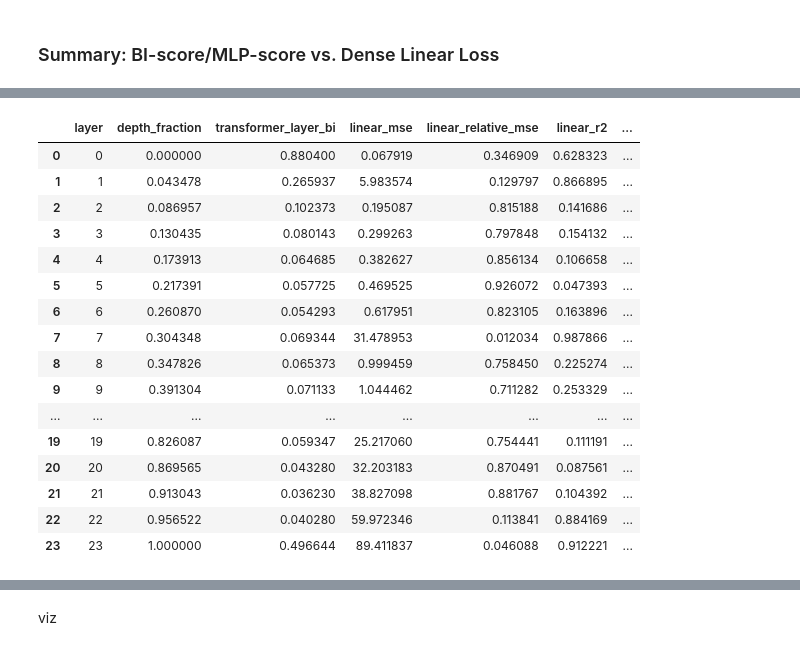
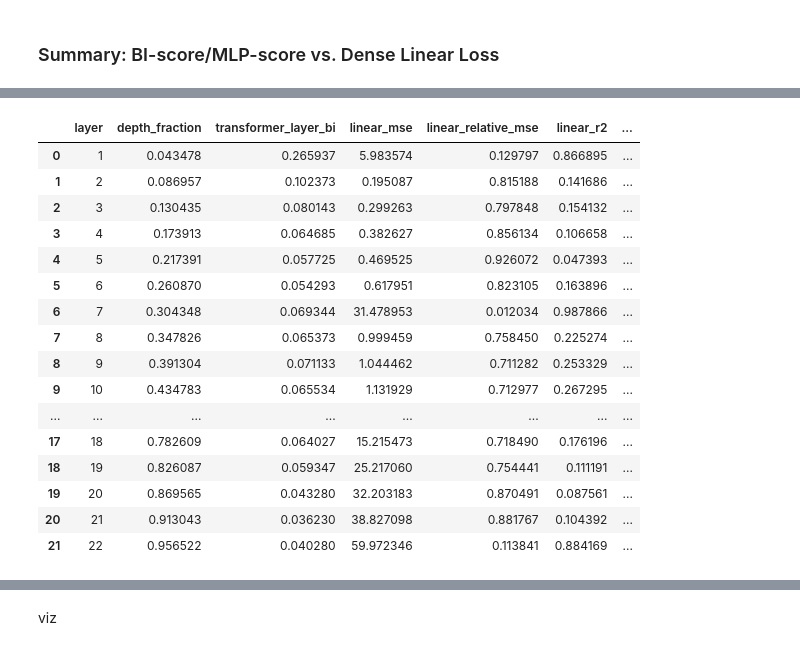
Before and after one commit to Sammuel21/diploma-thesis-block-replacement, a Jupyter notebook: notebooks/analyses/importance.ipynb, the cells around one changed output, grey strips where cells are left out. Drawn from its saved outputs; the diff is of its cells as text; code cells hidden in the pictures.

```diff
--- a/notebooks/analyses/importance.ipynb
+++ b/notebooks/analyses/importance.ipynb
@@ -154,0 +159,10 @@ pprint.pprint({
+# %%
+excluded_layers = {layer_indices[0], layer_indices[-1]}
+
+eligible_layer_indices = tuple(
+    index
+    for index in layer_indices
+    if index not in excluded_layers
+)
+
+excluded_layers
@@ -161,16 +177,19 @@ canonical_bi = compute_bi_scores(
     data_config.num_calibration_batches,
     device,
     scope="transformer_layer",
+    layer_indices=eligible_layer_indices,
 )
 
 bi_df = pd.DataFrame({
-    "layer": layer_indices,
+    "layer": eligible_layer_indices,
     "depth_fraction": [
         index / (len(layer_indices) - 1)
-        for index in layer_indices
+        for index in eligible_layer_indices
     ],
     "transformer_layer_bi": [
         canonical_bi.scores[index]
-        for index in layer_indices
+        for index in eligible_layer_indices
     ],
 })
+
+bi_df
@@ -177,8 +214,9 @@ bi_df = pd.DataFrame({
 # %%
 mlp_paths = [
     refs_by_index[index].path
-    for index in layer_indices
+    for index in eligible_layer_indices
 ]
+
 capture_kwargs = {
     "device": device,
     "storage_device": "cpu",
@@ -192,6 +230,7 @@ training_by_path = collect_modules_io(
     data_config.num_calibration_batches,
     **capture_kwargs,
 )
+
 validation_by_path = collect_modules_io(
     model,
     mlp_paths,
@@ -202,7 +241,10 @@ validation_by_path = collect_modules_io(
 
 linear_rows = []
 
-for position, index in enumerate(layer_indices, start=1):
+for position, index in enumerate(
+    eligible_layer_indices,
+    start=1,
+):
     path = refs_by_index[index].path
 
     replacement = fit_ridge_linear(
@@ -232,7 +274,10 @@ for position, index in enumerate(layer_indices, start=1):
     del validation_by_path[path]
     del replacement
 
-    print(f"Fitted layer {index} ({position}/{len(layer_indices)})")
+    print(
+        f"Fitted layer {index} "
+        f"({position}/{len(eligible_layer_indices)})"
+    )
 
 if torch.cuda.is_available():
     torch.cuda.empty_cache()
@@ -266,20 +311,20 @@ Fitted layer 23 (24/24)
 |  | layer | depth_fraction | transformer_layer_bi | linear_mse | linear_relative_mse | linear_r2 | ... |
-| 0 | 0 | 0.000000 | 0.880400 | 0.067919 | 0.346909 | 0.628323 | ... |
-| 1 | 1 | 0.043478 | 0.265937 | 5.983574 | 0.129797 | 0.866895 | ... |
-| 2 | 2 | 0.086957 | 0.102373 | 0.195087 | 0.815188 | 0.141686 | ... |
-| 3 | 3 | 0.130435 | 0.080143 | 0.299263 | 0.797848 | 0.154132 | ... |
-| 4 | 4 | 0.173913 | 0.064685 | 0.382627 | 0.856134 | 0.106658 | ... |
-| 5 | 5 | 0.217391 | 0.057725 | 0.469525 | 0.926072 | 0.047393 | ... |
-| 6 | 6 | 0.260870 | 0.054293 | 0.617951 | 0.823105 | 0.163896 | ... |
-| 7 | 7 | 0.304348 | 0.069344 | 31.478953 | 0.012034 | 0.987866 | ... |
-| 8 | 8 | 0.347826 | 0.065373 | 0.999459 | 0.758450 | 0.225274 | ... |
-| 9 | 9 | 0.391304 | 0.071133 | 1.044462 | 0.711282 | 0.253329 | ... |
+| 0 | 1 | 0.043478 | 0.265937 | 5.983574 | 0.129797 | 0.866895 | ... |
+| 1 | 2 | 0.086957 | 0.102373 | 0.195087 | 0.815188 | 0.141686 | ... |
+| 2 | 3 | 0.130435 | 0.080143 | 0.299263 | 0.797848 | 0.154132 | ... |
+| 3 | 4 | 0.173913 | 0.064685 | 0.382627 | 0.856134 | 0.106658 | ... |
+| 4 | 5 | 0.217391 | 0.057725 | 0.469525 | 0.926072 | 0.047393 | ... |
+| 5 | 6 | 0.260870 | 0.054293 | 0.617951 | 0.823105 | 0.163896 | ... |
+| 6 | 7 | 0.304348 | 0.069344 | 31.478953 | 0.012034 | 0.987866 | ... |
+| 7 | 8 | 0.347826 | 0.065373 | 0.999459 | 0.758450 | 0.225274 | ... |
+| 8 | 9 | 0.391304 | 0.071133 | 1.044462 | 0.711282 | 0.253329 | ... |
+| 9 | 10 | 0.434783 | 0.065534 | 1.131929 | 0.712977 | 0.267295 | ... |
 | ... | ... | ... | ... | ... | ... | ... | ... |
-| 19 | 19 | 0.826087 | 0.059347 | 25.217060 | 0.754441 | 0.111191 | ... |
-| 20 | 20 | 0.869565 | 0.043280 | 32.203183 | 0.870491 | 0.087561 | ... |
-| 21 | 21 | 0.913043 | 0.036230 | 38.827098 | 0.881767 | 0.104392 | ... |
-| 22 | 22 | 0.956522 | 0.040280 | 59.972346 | 0.113841 | 0.884169 | ... |
-| 23 | 23 | 1.000000 | 0.496644 | 89.411837 | 0.046088 | 0.912221 | ... |
+| 17 | 18 | 0.782609 | 0.064027 | 15.215473 | 0.718490 | 0.176196 | ... |
+| 18 | 19 | 0.826087 | 0.059347 | 25.217060 | 0.754441 | 0.111191 | ... |
+| 19 | 20 | 0.869565 | 0.043280 | 32.203183 | 0.870491 | 0.087561 | ... |
+| 20 | 21 | 0.913043 | 0.036230 | 38.827098 | 0.881767 | 0.104392 | ... |
+| 21 | 22 | 0.956522 | 0.040280 | 59.972346 | 0.113841 | 0.884169 | ... |
 # %%
 spearman = analysis_df[
     "transformer_layer_bi"
```
Also changed, not shown: parts of 19 cells of this notebook, 16 other files.
